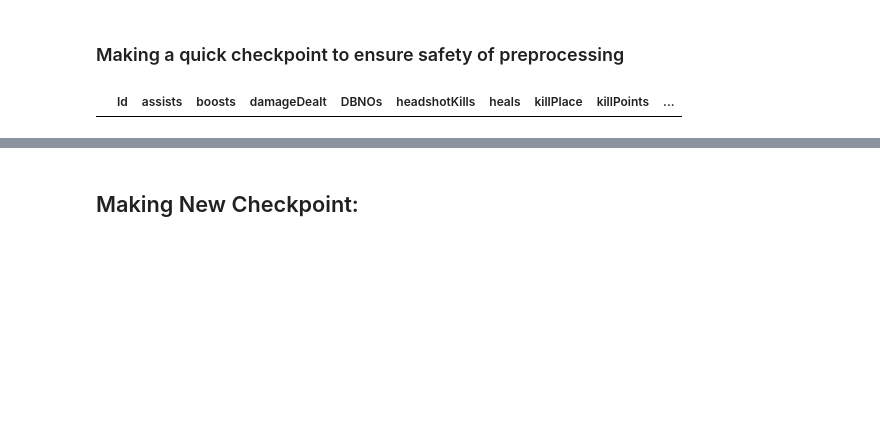
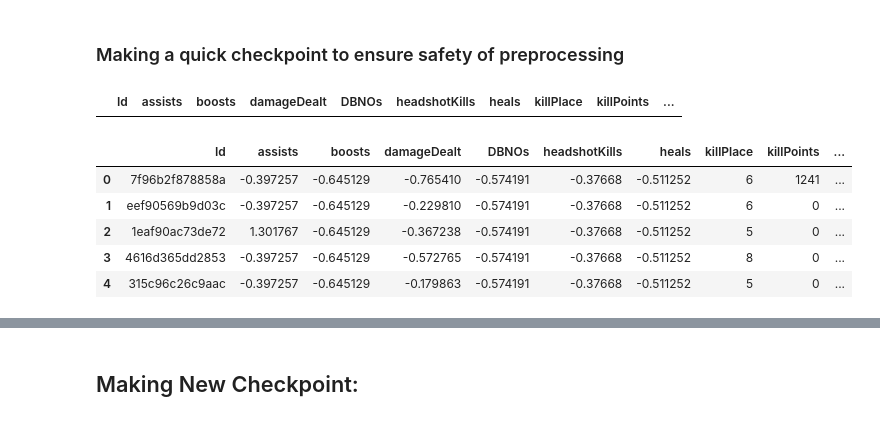
Before and after one commit to EricLipe17/CS_395_Final_Project, a Jupyter notebook: PUBG_Preprocessing.ipynb, the cells around one changed output, grey strips where cells are left out. Drawn from its saved outputs; the diff is of its cells as text; code cells hidden in the pictures; blank space fills up the shorter version.

```diff
--- a/PUBG_Preprocessing.ipynb
+++ b/PUBG_Preprocessing.ipynb
@@ -295,0 +221,15 @@ no_outliers_date.loc[no_outliers_date['killPlace'] == 101]
+# %%
+# We are going to group the categories in groups of 10, i.e 1 -> [1, 10], 2 -> [11, 20] etc.
+import math
+def map_to(value):
+    return math.ceil(value / 10)
+
+no_outliers_date['killPlace'] = no_outliers_date['killPlace'].apply(map_to)
+no_outliers_date.head()
+# %% [output]
+|  | Id | assists | boosts | damageDealt | DBNOs | headshotKills | heals | killPlace | killPoints | ... |
+| 0 | 7f96b2f878858a | -0.397257 | -0.645129 | -0.765410 | -0.574191 | -0.37668 | -0.511252 | 6 | 1241 | ... |
+| 1 | eef90569b9d03c | -0.397257 | -0.645129 | -0.229810 | -0.574191 | -0.37668 | -0.511252 | 6 | 0 | ... |
+| 2 | 1eaf90ac73de72 | 1.301767 | -0.645129 | -0.367238 | -0.574191 | -0.37668 | -0.511252 | 5 | 0 | ... |
+| 3 | 4616d365dd2853 | -0.397257 | -0.645129 | -0.572765 | -0.574191 | -0.37668 | -0.511252 | 8 | 0 | ... |
+| 4 | 315c96c26c9aac | -0.397257 | -0.645129 | -0.179863 | -0.574191 | -0.37668 | -0.511252 | 5 | 0 | ... |
```
Also changed, not shown: parts of 100 cells of this notebook.
